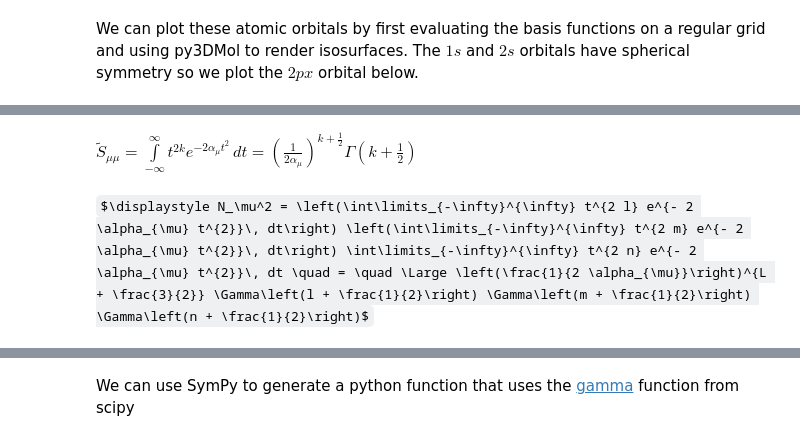
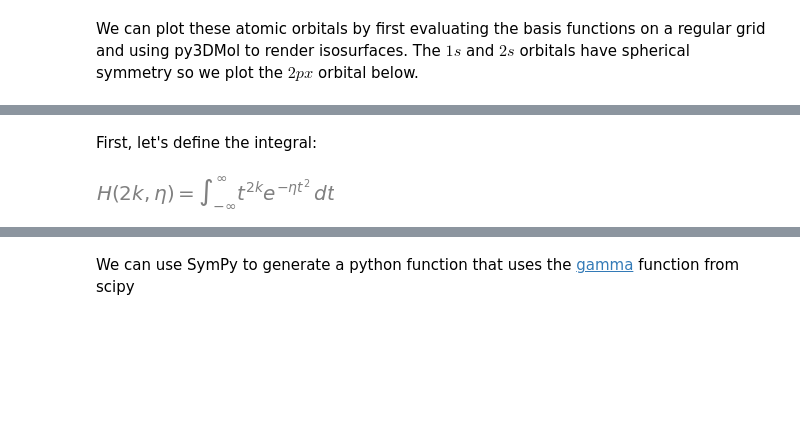
Before and after one commit to graphcore-research/pyscf-ipu, a Jupyter notebook: notebooks/gto_integrals.ipynb, the cells around one changed output, grey strips where cells are left out. Cells and saved outputs as stored; diff of their text form; code cells hidden in the pictures; some formulas as TeX source; blank space fills up the shorter version.

Commit message:
Reorder so single integrals come first, then overlap.

```diff
--- a/notebooks/gto_integrals.ipynb
+++ b/notebooks/gto_integrals.ipynb
@@ -214,28 +247,18 @@ init_printing(use_unicode=True)
+# %% [markdown]
+First, let's define the integral:
 # %%
-a = Symbol("alpha_mu", positive=True, real=True)
+import numpy as np
+import IPython
+from sympy import *
+
+init_printing(use_unicode=True)
+
+eta = Symbol("eta", positive=True, real=True)
 k = Symbol("k", integer=True, nonnegative=True)
-t, x, y, z = symbols("t x y z", real=True)
+t = Symbol("t", real=True)
+H = Function("H")
 
-self_overlap1d = Integral(t**(2*k) * exp(-2 * a * t**2), (t, -oo, oo))
-output = r'\tilde{S}_{\mu \mu} = '
-output += latex(self_overlap1d)
-output += ' = '
-output += latex(simplify(self_overlap1d.doit()))
-IPython.display.Math(output)
+H_na = Integral(t**(2*k) * exp(-eta * t**2), (t, -oo, oo))
+display(Eq(H(2*k, eta), H_na))
 # %% [output]
-$\displaystyle \tilde{S}_{\mu \mu} = \int\limits_{-\infty}^{\infty} t^{2 k} e^{- 2 \alpha_{\mu} t^{2}}\, dt = \left(\frac{1}{2 \alpha_{\mu}}\right)^{k + \frac{1}{2}} \Gamma\left(k + \frac{1}{2}\right)$
+[figure, added]
-# %%
-l,m,n,L = symbols("l m n L", integer=True, nonnegative=True)
-sx = self_overlap1d.subs(k, l)
-sy = self_overlap1d.subs(k, m)
-sz = self_overlap1d.subs(k, n)
-self_overlap = sx * sy * sz
-
-self_overlap_expanded = simplify(self_overlap.doit()).subs(l+m+n, L)
-output = r'N_\mu^2 = '
-output += latex(self_overlap)
-output += ' \quad = \quad \Large '
-output += latex(self_overlap_expanded)
-IPython.display.Math(output)
-# %% [output]
-$\displaystyle N_\mu^2 = \left(\int\limits_{-\infty}^{\infty} t^{2 l} e^{- 2 \alpha_{\mu} t^{2}}\, dt\right) \left(\int\limits_{-\infty}^{\infty} t^{2 m} e^{- 2 \alpha_{\mu} t^{2}}\, dt\right) \int\limits_{-\infty}^{\infty} t^{2 n} e^{- 2 \alpha_{\mu} t^{2}}\, dt \quad = \quad \Large \left(\frac{1}{2 \alpha_{\mu}}\right)^{L + \frac{3}{2}} \Gamma\left(l + \frac{1}{2}\right) \Gamma\left(m + \frac{1}{2}\right) \Gamma\left(n + \frac{1}{2}\right)$
```
Also changed, not shown: parts of 33 cells of this notebook.
